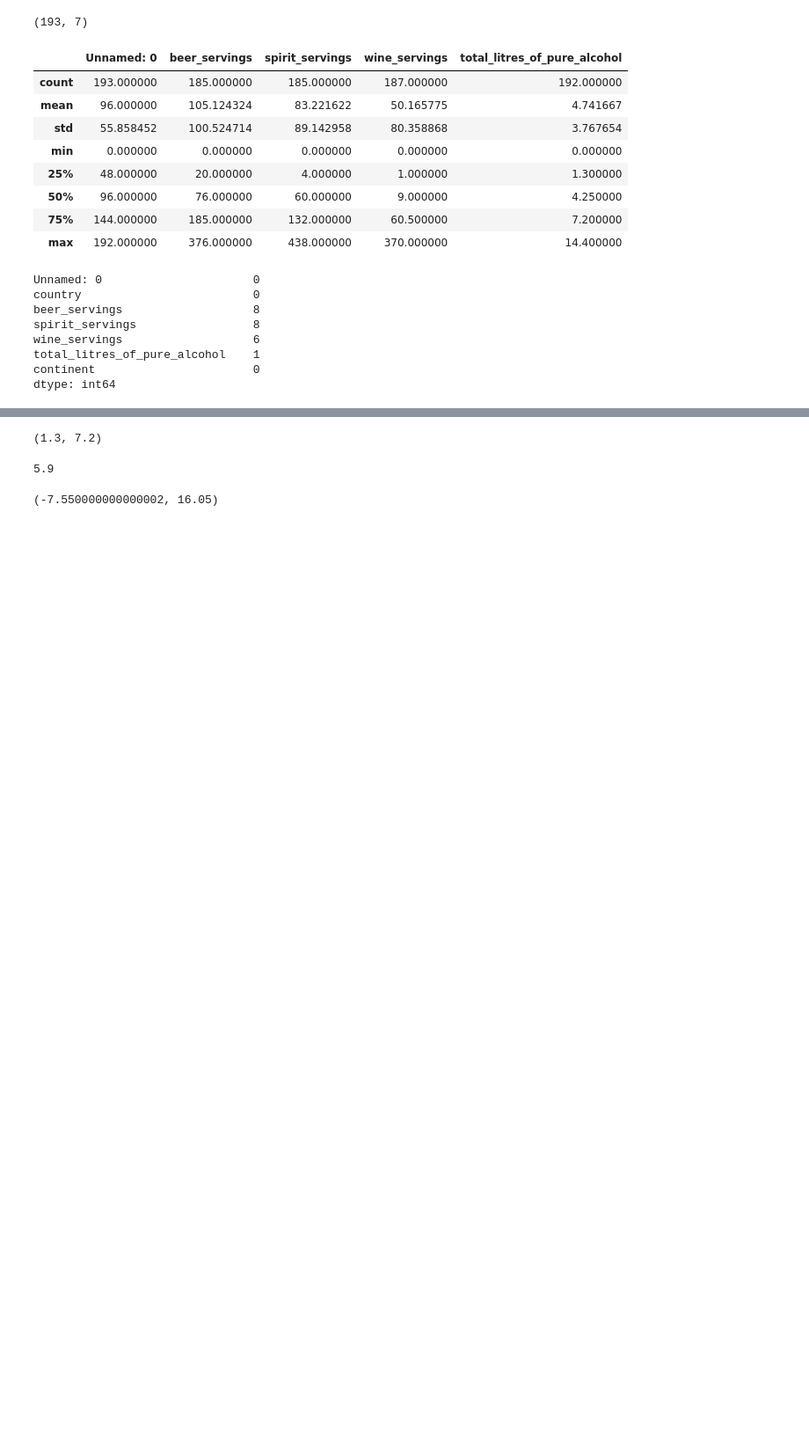
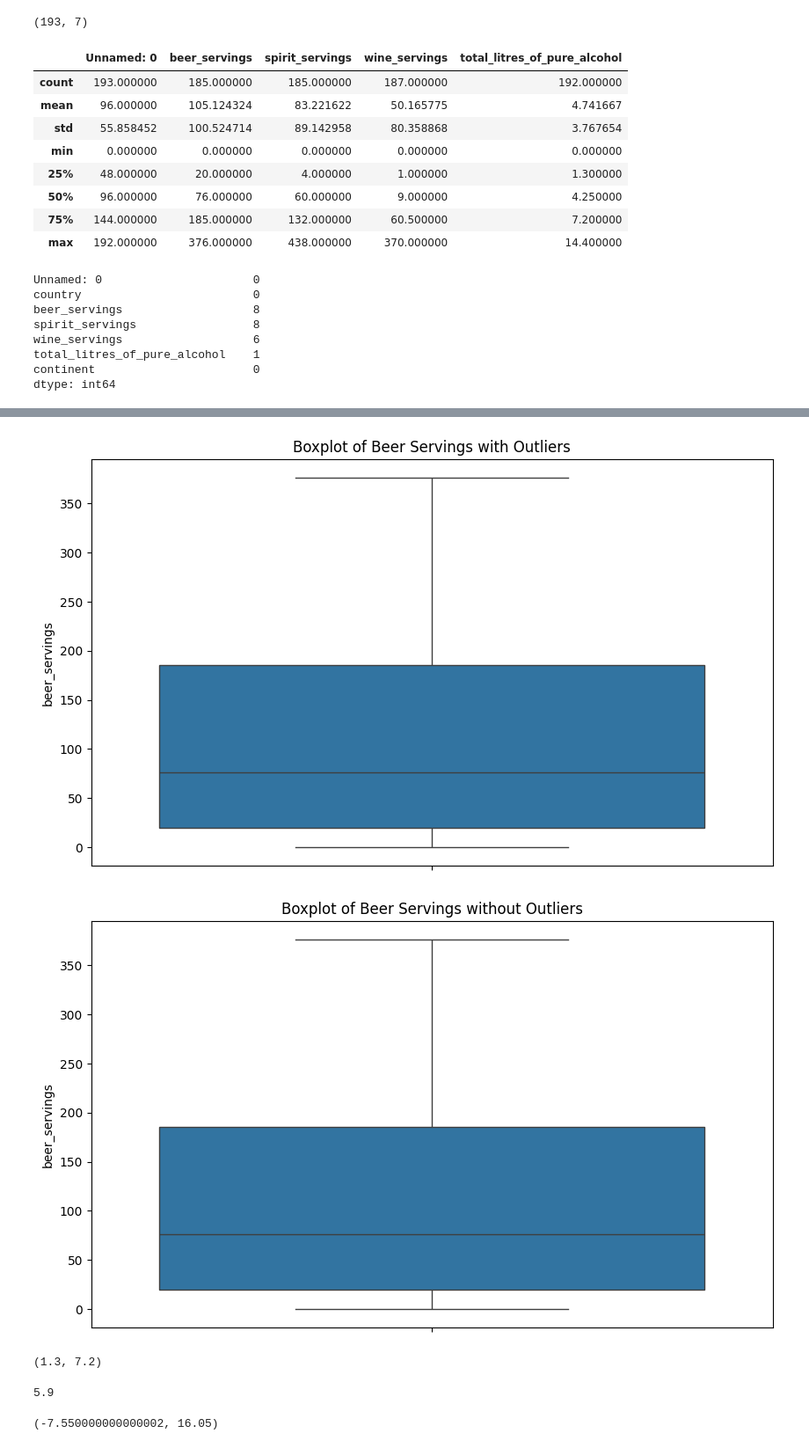
Before and after one commit to alenready/A1, a Jupyter notebook: Untitled21.ipynb, the cells around one changed output, grey strips where cells are left out. Shown at 88% size. Cells and saved outputs as stored; diff of their text form; code cells hidden in the pictures; blank space fills up the shorter version.

```diff
--- a/Untitled21.ipynb
+++ b/Untitled21.ipynb
@@ -62,0 +78,12 @@ dtype: int64
+# %%
+# prompt: outliers for beer_servings
+
+q1 = df['beer_servings'].quantile(0.25)
+q3 = df['beer_servings'].quantile(0.75)
+iqr = q3 - q1
+lower_bound = q1 - 1.5 * iqr
+upper_bound = q3 + 1.5 * iqr
+
+outliers = df[((df['beer_servings'] < lower_bound) | (df['beer_servings'] > upper_bound))]
+
+print(f"Number of outliers for beer_servings: {outliers.shape[0]}")
@@ -62,0 +92,5 @@ dtype: int64
+# %%
+# prompt: dataframe showing with out outliers
+
+df_without_outliers = df[~((df['beer_servings'] < lower_bound) | (df['beer_servings'] > upper_bound))]
+df_without_outliers
@@ -63,3 +111,23 @@ dtype: int64
+# %%
+# prompt: compare the difference on box plot on beer_servings with and with out ouliers
+
+import matplotlib.pyplot as plt
+import seaborn as sns
+
+# With outliers
+plt.figure(figsize=(10, 6))
+sns.boxplot(df['beer_servings'])
+plt.title('Boxplot of Beer Servings with Outliers')
+plt.show()
+
+# Without outliers
+plt.figure(figsize=(10, 6))
+sns.boxplot(df_without_outliers['beer_servings'])
+plt.title('Boxplot of Beer Servings without Outliers')
+plt.show()
+# %% [output]
+[figure, added]
+[figure, added]
 # %%
 Q1=df.total_litres_of_pure_alcohol.quantile(0.25)
 Q3=df.total_litres_of_pure_alcohol.quantile(.75)
```
Also changed, not shown: parts of 10 cells of this notebook.
